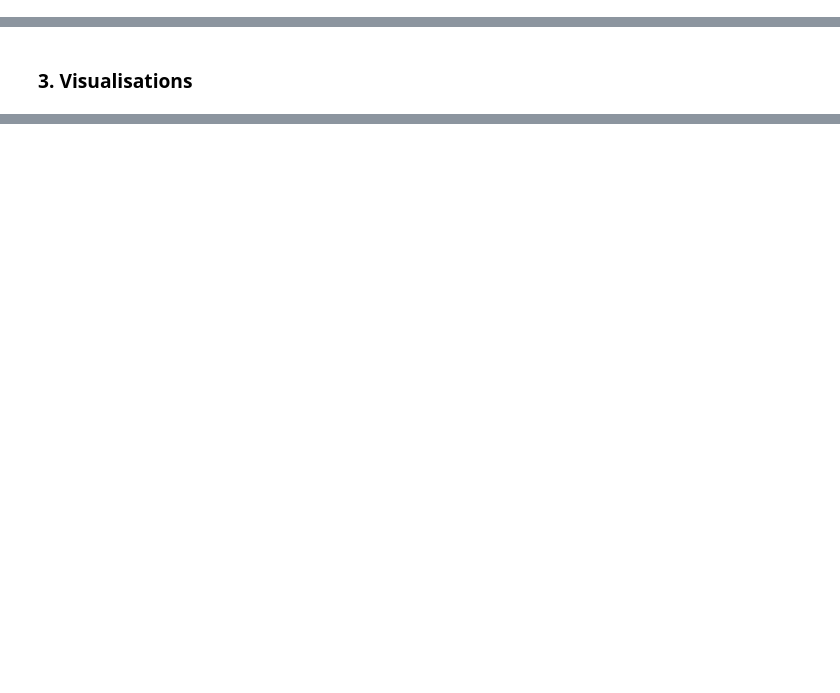
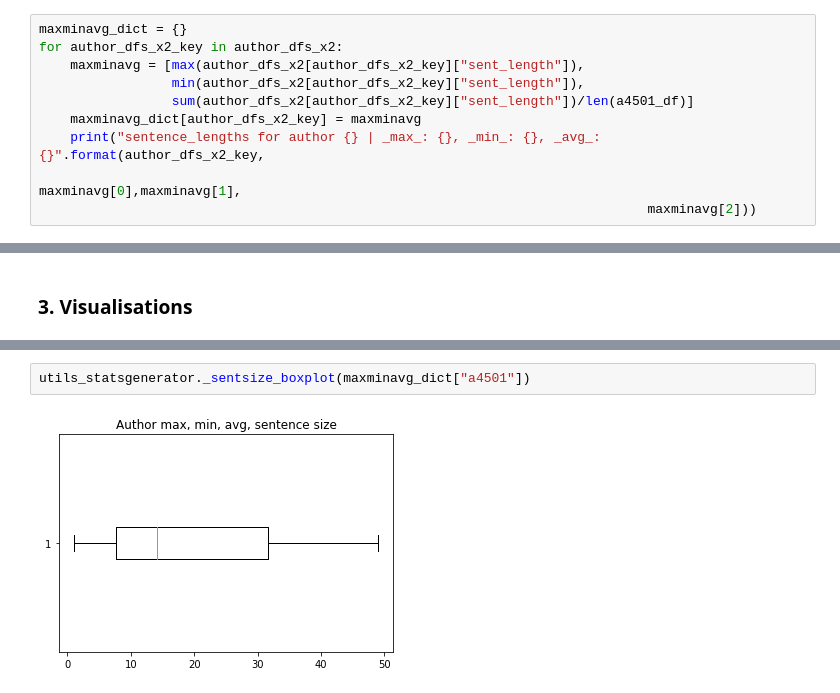
Before and after one commit to elenakhas/ProjectGutenberg-1, a Jupyter notebook: 2_Preprocessing/ProjectGutenberg_ProcessingEDA.ipynb, the cells around one changed output, grey strips where cells are left out. Cells and saved outputs as stored; diff of their text form; blank space fills up the shorter version.

```diff
--- a/2_Preprocessing/ProjectGutenberg_ProcessingEDA.ipynb
+++ b/2_Preprocessing/ProjectGutenberg_ProcessingEDA.ipynb
@@ -108,0 +98,10 @@ min(words)
+# %%
+maxminavg_dict = {}
+for author_dfs_x2_key in author_dfs_x2:
+    maxminavg = [max(author_dfs_x2[author_dfs_x2_key]["sent_length"]),
+                 min(author_dfs_x2[author_dfs_x2_key]["sent_length"]),
+                 sum(author_dfs_x2[author_dfs_x2_key]["sent_length"])/len(a4501_df)]
+    maxminavg_dict[author_dfs_x2_key] = maxminavg
+    print("sentence_lengths for author {} | _max_: {}, _min_: {}, _avg_: {}".format(author_dfs_x2_key,
+                                                                              maxminavg[0],maxminavg[1],
+                                                                              maxminavg[2]))
@@ -178,0 +194,4 @@ def _makecloud():
+# %%
+utils_statsgenerator._sentsize_boxplot(maxminavg_dict["a4501"])
+# %% [output]
+[figure, added]
```
Also changed, not shown: parts of 30 cells of this notebook, 12 other files.
